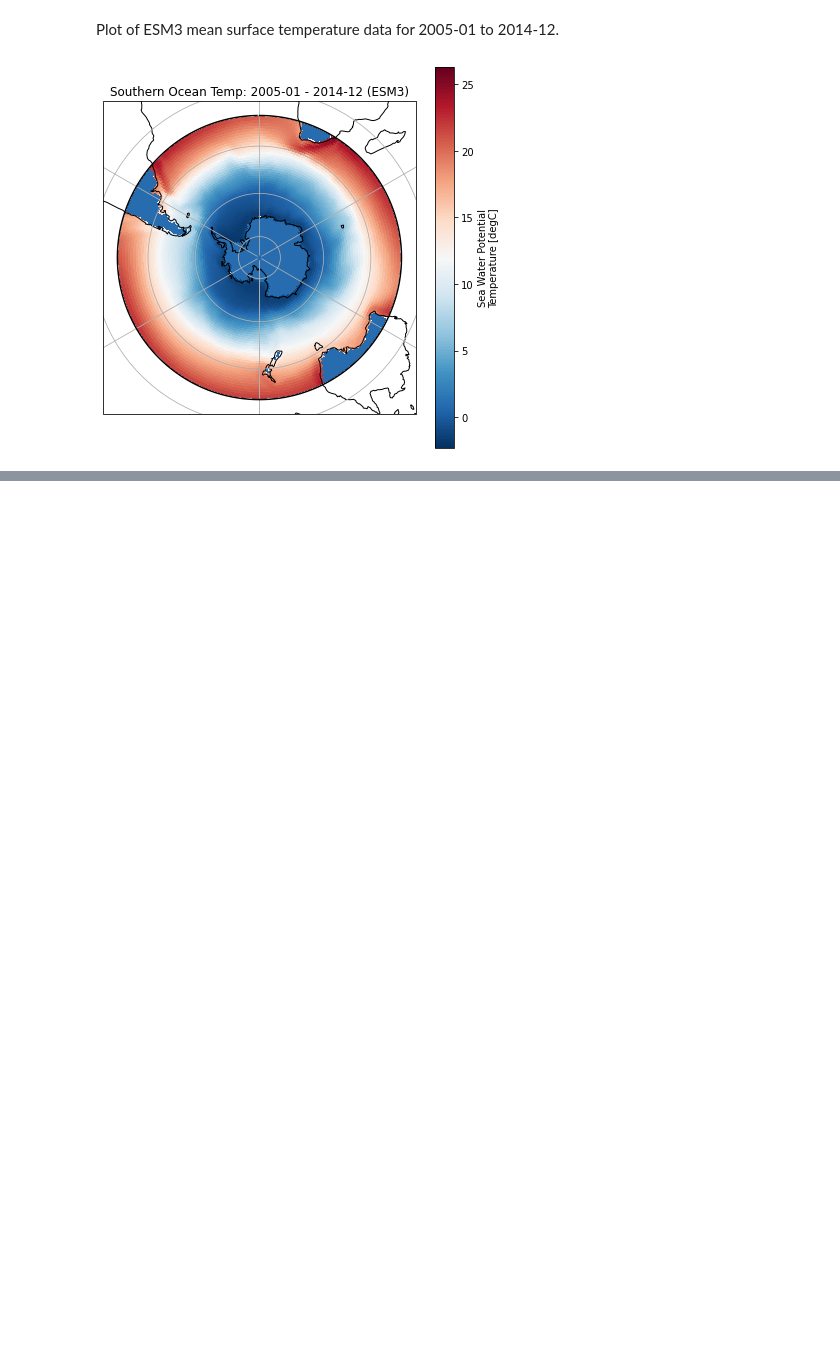
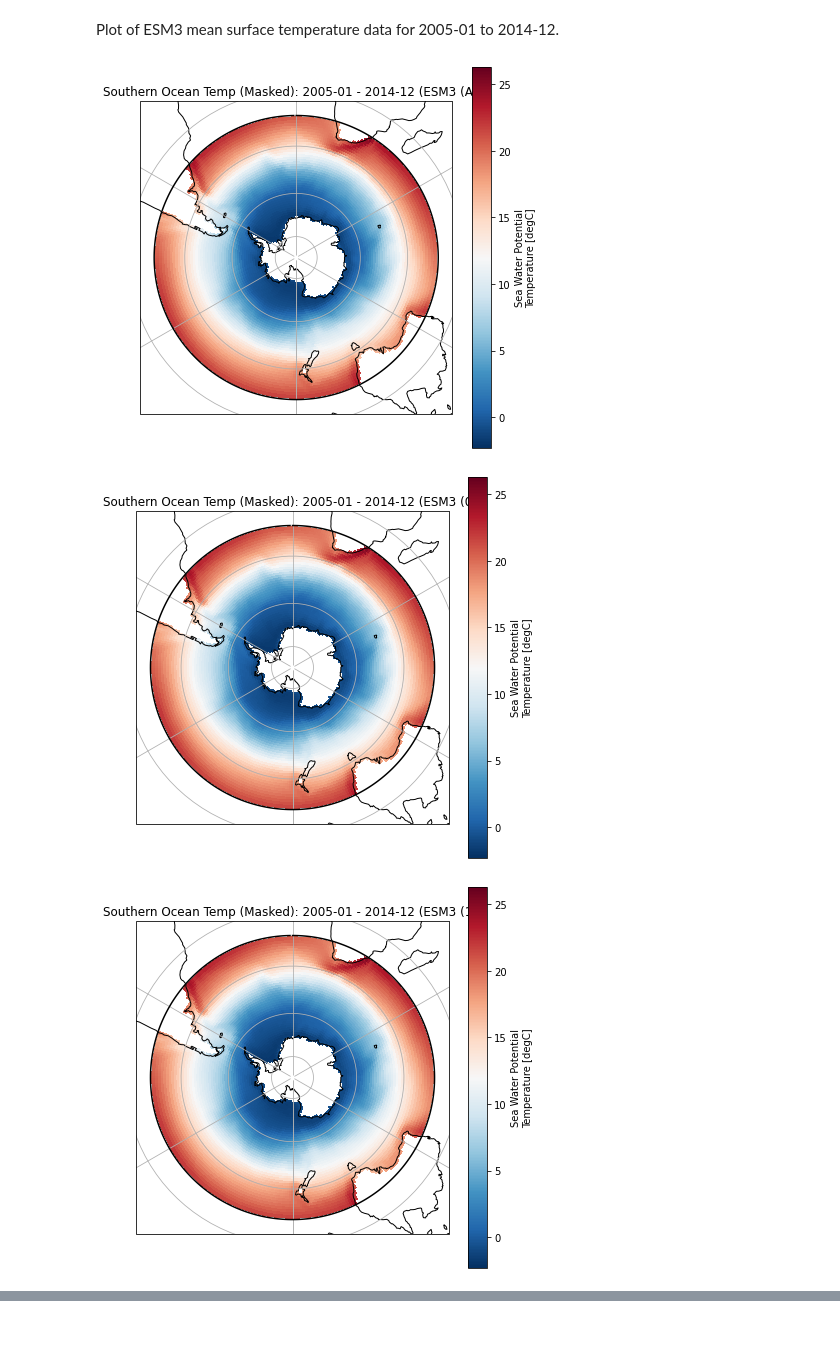
Before and after one commit to el1247/BAS_AI4ER_SAM, a Jupyter notebook: notebooks/exploratory/1.0_el_ESMvsWOA.ipynb, the cells around one changed output, grey strips where cells are left out. Cells and saved outputs as stored; diff of their text form; code cells hidden in the pictures; blank space fills up the shorter version.

```diff
--- a/notebooks/exploratory/1.0_el_ESMvsWOA.ipynb
+++ b/notebooks/exploratory/1.0_el_ESMvsWOA.ipynb
@@ -224,7 +314,11 @@ Plotting functions defined
 #### Individual Plots
 # %% [markdown]
 Plot of ESM3 mean surface temperature data for 2005-01 to 2014-12.
-# %%
-rangeMeanSurfaceTempESM('2005-01','2014-12',1)
-# %% [output]
-[figure, removed]
+# %%
+rangeMeanSurfaceTempESM('2005-01','2014-12', True, "All", 0)
+for i in range(fileCount):
+    rangeMeanSurfaceTempESM('2005-01','2014-12', True, i, i+1)
+# %% [output]
+[figure, added]
+[figure, added]
+[figure, added]
```
Also changed, not shown: parts of 38 cells of this notebook, 1 other file.
